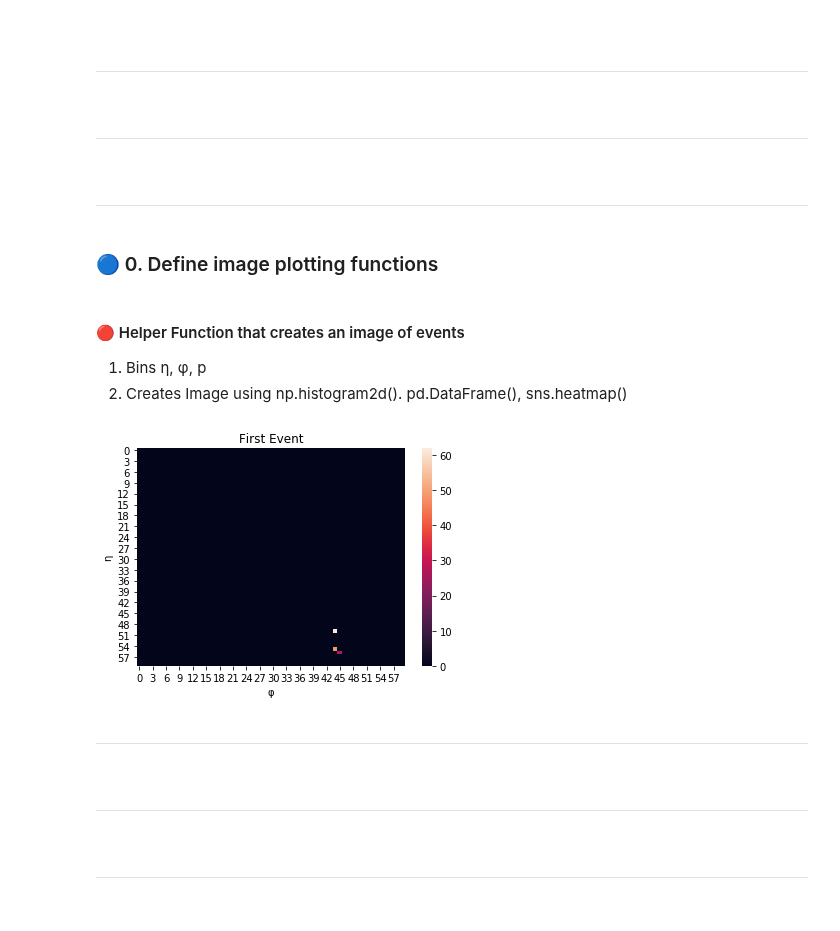
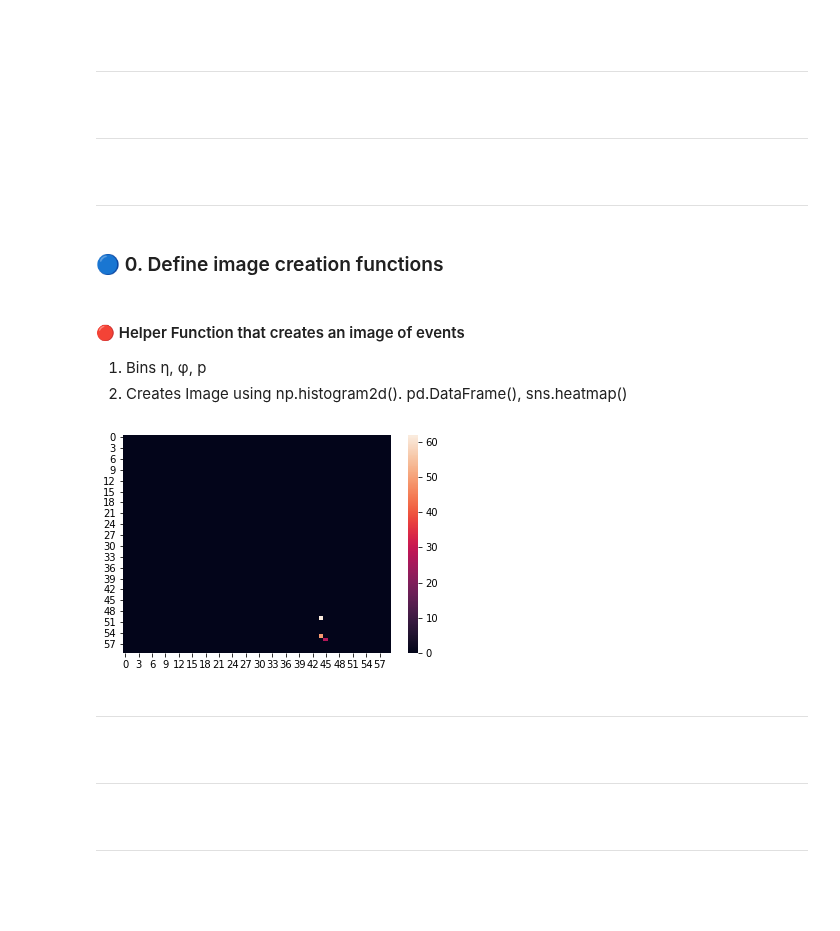
Before and after one commit to johngeorgousis/jet-classifier, a Jupyter notebook: MAIN.ipynb, the cells around one changed output. Cells and saved outputs as stored; diff of their text form; code cells hidden in the pictures.

```diff
--- a/MAIN.ipynb
+++ b/MAIN.ipynb
@@ -154,7 +154,7 @@ Finally you should apply 1)-5) and plot the sum. This should hopefully look like
 
 ---
 # %% [markdown]
-### 🔵 0. Define image plotting functions
+### 🔵 0. Define image creation functions
 # %% [markdown]
 #### 🔴 Helper Function that creates an image of events
 
@@ -224,8 +216,10 @@ def plot_events(df1, R=1.5, pixels=60, title='(φ\', η\') ∈ [-R, R]',  ylabel
 # %%
 # Single Event Example using the first event
-plot_events(mydata_prep.iloc[0], title='First Event', ylabel='η', xlabel='φ')
+image1 = create_image(mydata_prep.iloc[0])
+sns.heatmap(image1)
+plt.show()
 # %% [output]
-[figure, old version]
+[figure, new version]
 # %%
 # # Multiple events example using unprocessed dataframe
 # plot_events(mydata_prep, title='Unprocessed Image with R = 5', R=5, ylabel='η', xlabel='φ')
```
Also changed, not shown: parts of 15 cells of this notebook.
